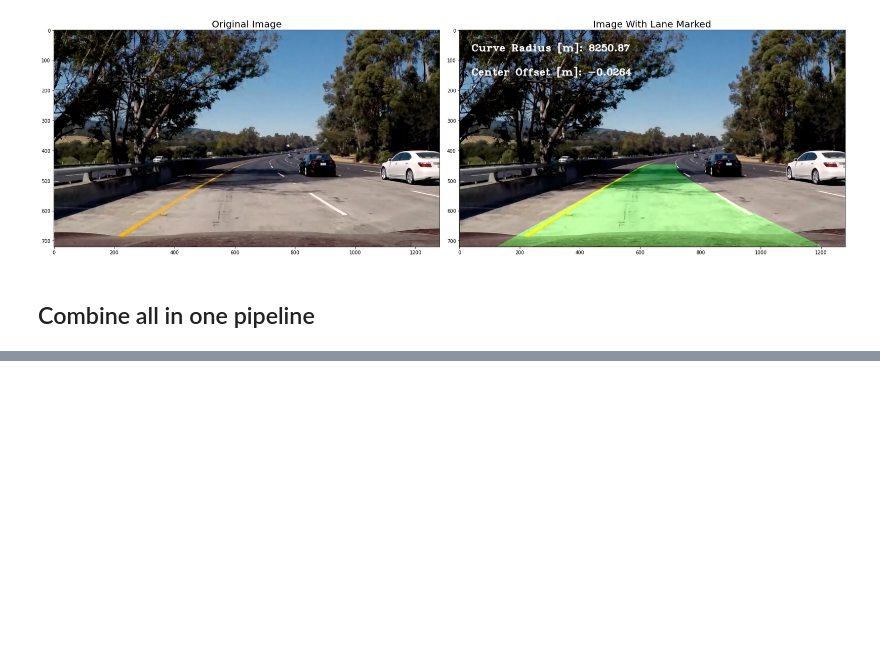
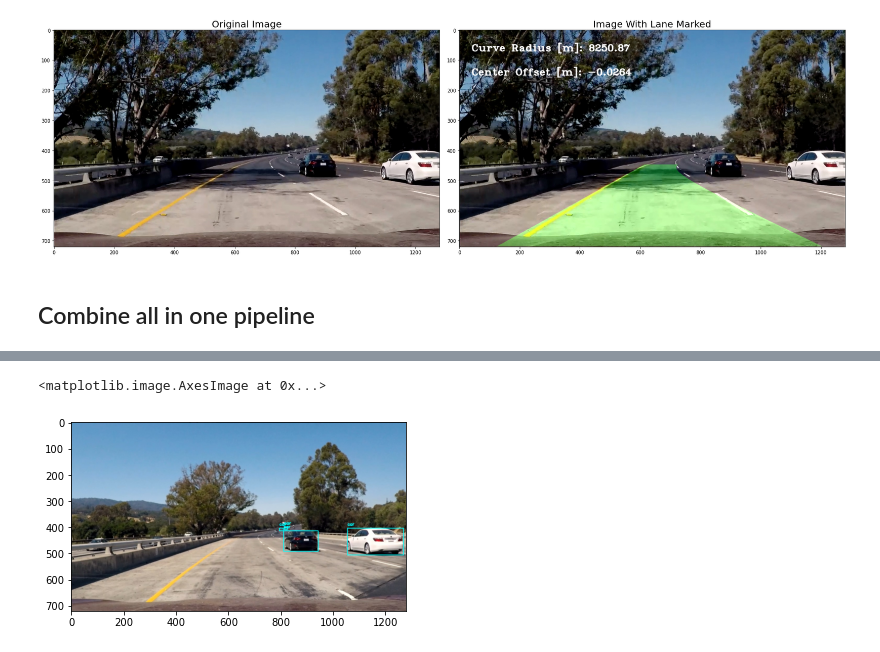
Before and after one commit to salma77/Lane-line-detection, a Jupyter notebook: Lane Detection.ipynb, the cells around one changed output, grey strips where cells are left out. Drawn from its saved outputs; the diff is of its cells as text; code cells hidden in the pictures; blank space fills up the shorter version.

Commit message:
combined pipeline

```diff
--- a/Lane Detection.ipynb
+++ b/Lane Detection.ipynb
@@ -532,0 +537,4 @@ Wall time: 2min 7s
+# %%
+H, W = test_image.shape[:2]
+blob = cv2.dnn.blobFromImage(test_image, 1/255., (416, 416),
+                            crop=False, swapRB=False)
@@ -532,0 +543,14 @@ Wall time: 2min 7s
+# %%
+def get_output_layers(net):
+    return list(net.getUnconnectedOutLayersNames())
+
+# function to draw bounding box on the detected object with class name
+def draw_bounding_box(img, class_id, confidence, x, y, x_plus_w, y_plus_h):
+
+    label = str(names[class_id])
+
+    color = (0, 255, 255)
+
+    cv2.rectangle(img, (x,y), (x_plus_w,y_plus_h), color, 2)
+
+    cv2.putText(img, label, (x,y-10), cv2.FONT_HERSHEY_SIMPLEX, 0.5, color, 2)
@@ -532,0 +582,30 @@ Wall time: 2min 7s
+# %%
+def nms(img, class_ids, confidences, boxes):
+    global confidence_thr, nms_thr
+    indices = cv2.dnn.NMSBoxes(boxes, confidences, confidence_thr, nms_thr)
+
+    # go through the detections remaining
+    # after nms and draw bounding box
+    for i in indices:
+        box = boxes[i]
+        x = box[0]
+        y = box[1]
+        w = box[2]
+        h = box[3]
+
+        draw_bounding_box(img, class_ids[i], confidences[i], round(x), round(y), round(x+w), round(y+h))
+# %%
+def detection_pipeline(img):
+    global yolo
+    H, W = img.shape[:2]
+    blob = cv2.dnn.blobFromImage(img, 1/255., (416, 416),
+                            crop=False, swapRB=False)
+    yolo.setInput(blob)
+    outs = yolo.forward(get_output_layers(yolo))
+    nms(img, *get_bounding_boxes(outs))
+    return img
+# %%
+plt.imshow(detection_pipeline(test_image))
+# %% [output]
+<matplotlib.image.AxesImage at 0x...>
+[figure, added]
```
Also changed, not shown: parts of 7 cells of this notebook, 3 other files.
